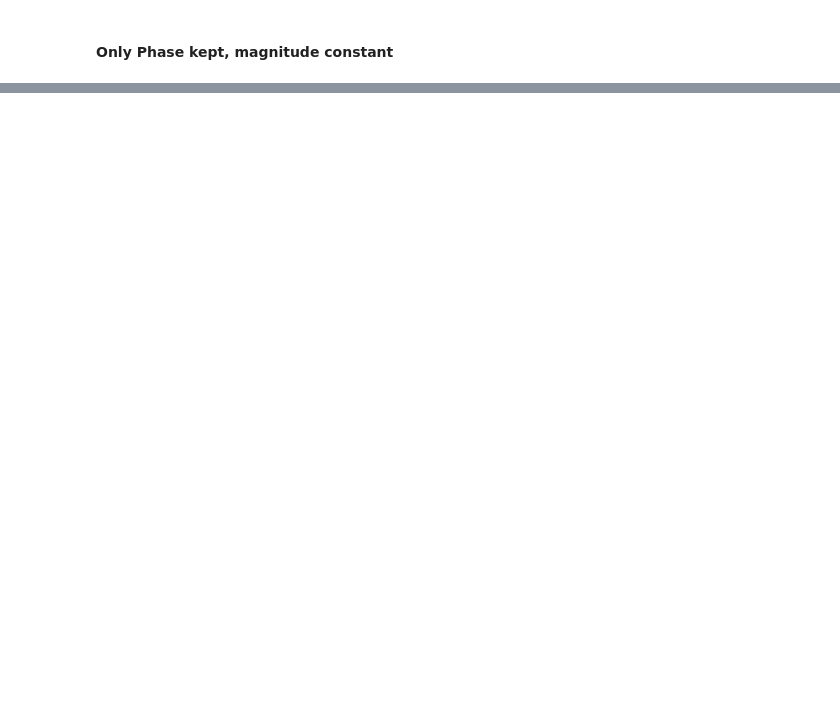
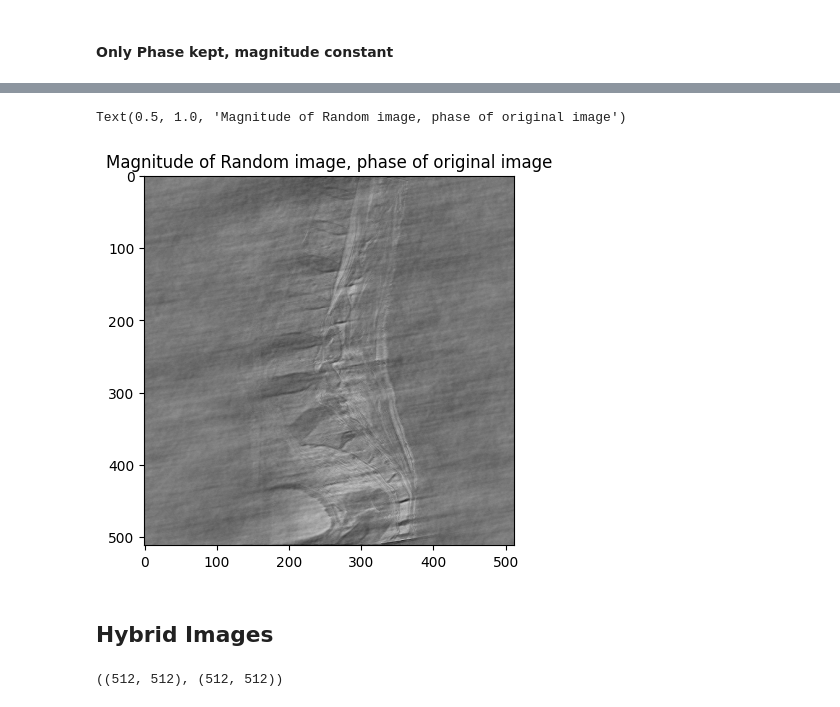
Before and after one commit to bdthombre/cvTests, a Jupyter notebook: 05_2dFFT.ipynb, the cells around one changed output, grey strips where cells are left out. Drawn from its saved outputs; the diff is of its cells as text; code cells hidden in the pictures; blank space fills up the shorter version.

```diff
--- a/05_2dFFT.ipynb
+++ b/05_2dFFT.ipynb
@@ -177,0 +178,24 @@ sos = signal.butter(10,15, 'hp', oiput)
+# %%
+# now we will make and image with magnitube of image 4 and phase of image 3 and rebuild them
+combined_new = mag_img4 * np.exp(1j * phase_img3)
+# %%
+# rebuild this new combined image
+ifft_shifted_combined = np.fft.ifftshift(combined_new) # shift ifft
+ifft_combined = np.fft.ifft2(ifft_shifted_combined)
+
+r_combined_new = np.real(ifft_combined) # get real
+r_combined_new = cv2.normalize(r_combined_new, None, 0, 255, cv2.NORM_MINMAX)
+# %%
+plt.imshow(r_combined_new, cmap='gray')
+plt.title("Magnitude of Random image, phase of original image")
+# %% [output]
+Text(0.5, 1.0, 'Magnitude of Random image, phase of original image')
+[figure, added]
+# %% [markdown]
+## Hybrid Images
+# %%
+tesla = cv2.imread("tests/tesla.jpg", 0)
+einstein = cv2.imread("tests/einstein.jpg", 0)
+tesla.shape, einstein.shape
+# %% [output]
+((512, 512), (512, 512))
```
Also changed, not shown: parts of 21 cells of this notebook, 4 other files.
